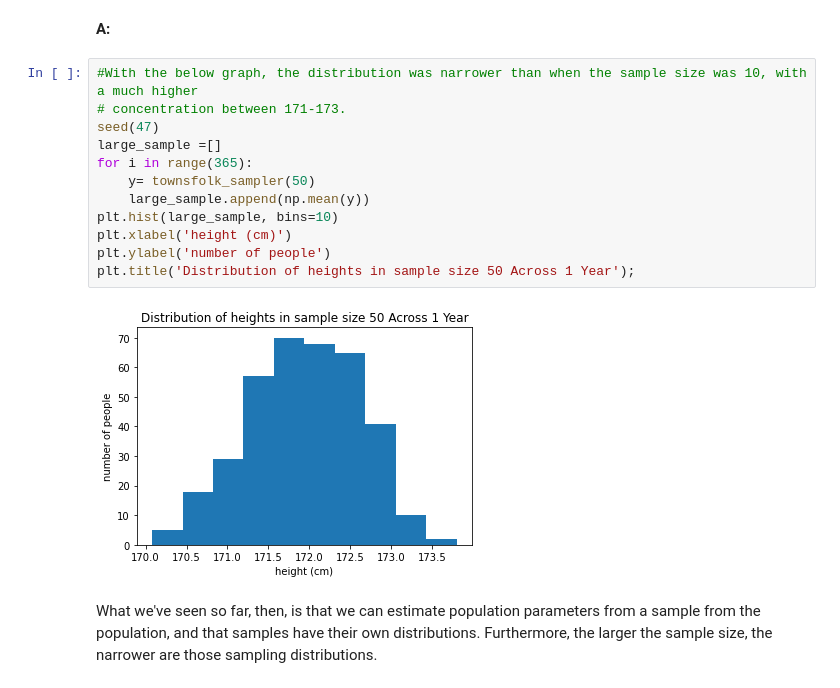
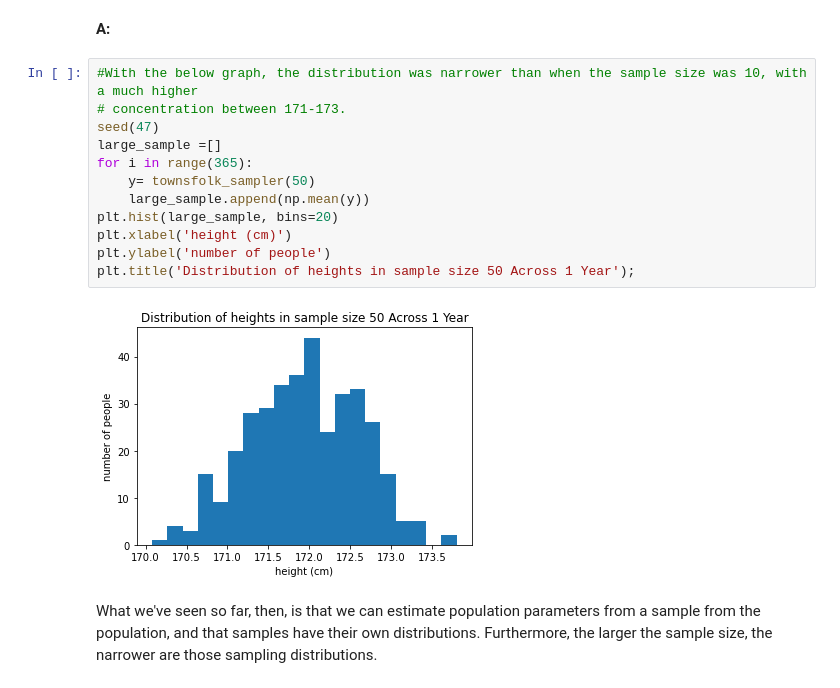
Before and after one commit to evanwmeeks/Springboard, a Jupyter notebook: Frequentist Case Study/Frequentist Inference Case Study - Part A (3).ipynb, the cells around one changed output. Saved outputs shown, nothing was run; the diff lists cells and outputs as text.

```diff
--- a/Frequentist Case Study/Frequentist Inference Case Study - Part A (3).ipynb
+++ b/Frequentist Case Study/Frequentist Inference Case Study - Part A (3).ipynb
@@ -246,17 +246,17 @@ __A:__
 # %%
 #With the below graph, the distribution was narrower than when the sample size was 10, with a much higher
 # concentration between 171-173.
 seed(47)
 large_sample =[]
 for i in range(365):
     y= townsfolk_sampler(50)
     large_sample.append(np.mean(y))
-plt.hist(large_sample, bins=10)
+plt.hist(large_sample, bins=20)
 plt.xlabel('height (cm)')
 plt.ylabel('number of people')
 plt.title('Distribution of heights in sample size 50 Across 1 Year');
 # %% [output]
-[figure, old version]
+[figure, new version]
 # %% [markdown]
 What we've seen so far, then, is that we can estimate population parameters from a sample from the population, and that samples have their own distributions. Furthermore, the larger the sample size, the narrower are those sampling distributions.
 # %% [markdown]
```
Also changed, not shown: parts of 1 cell of this notebook.
